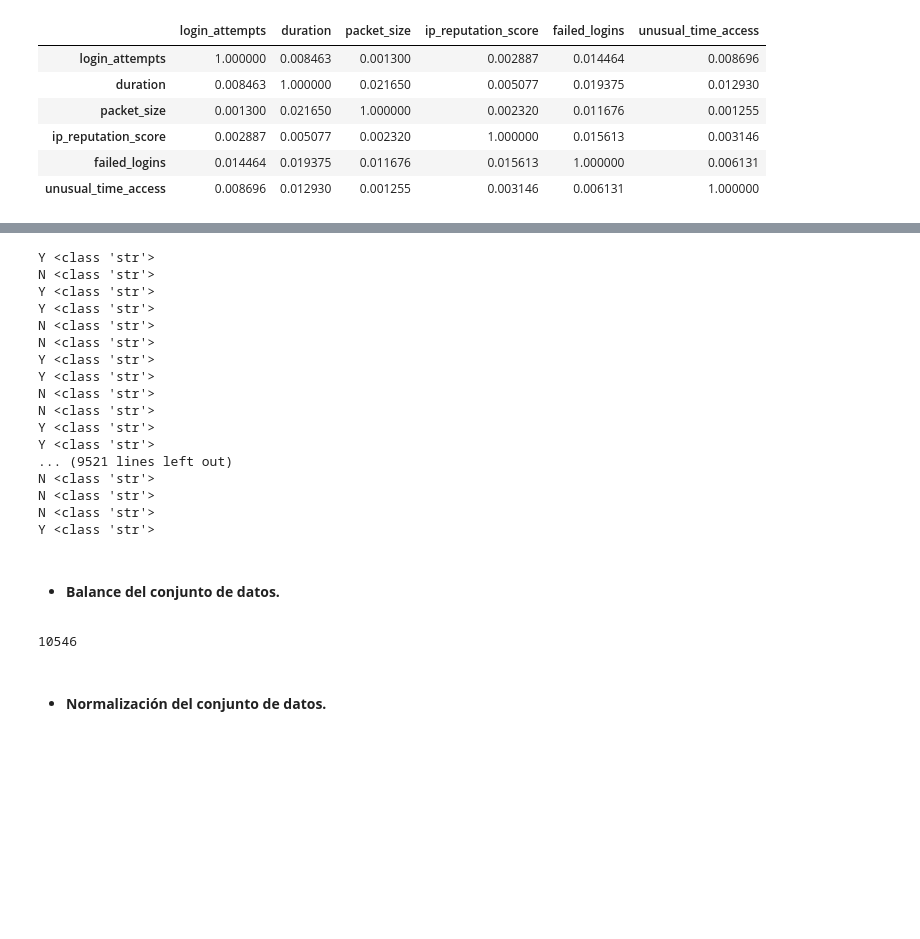
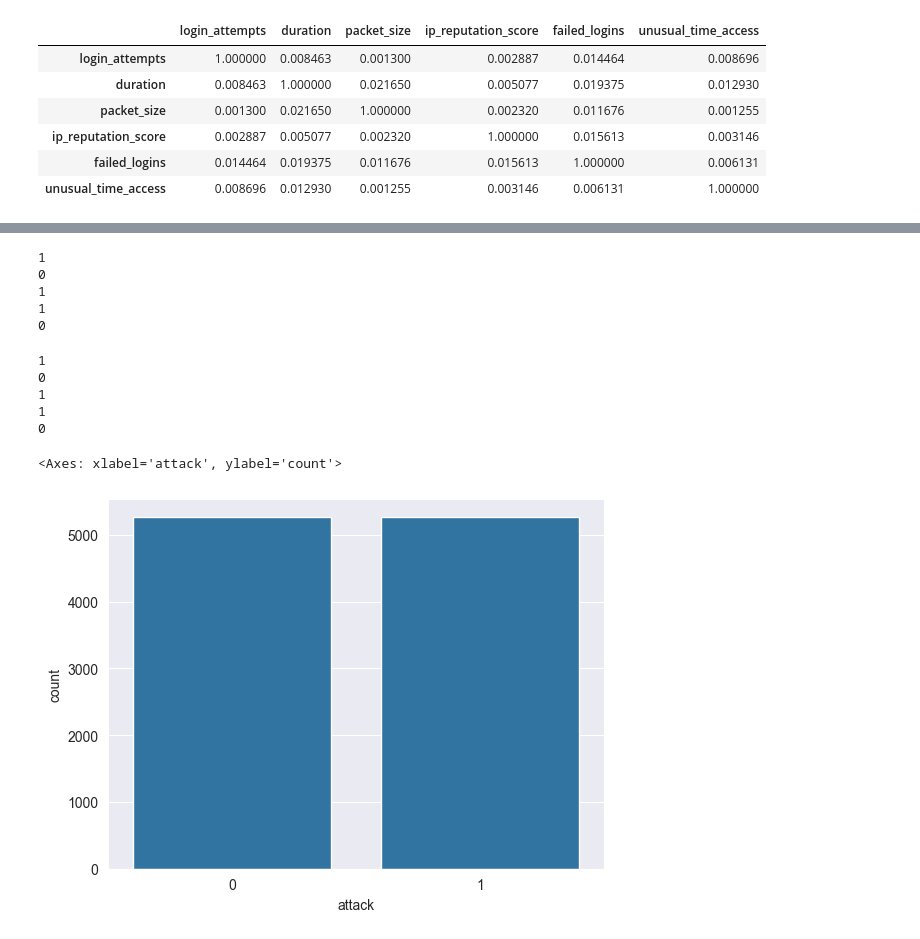
Before and after one commit to EstefanoCozzi/TP1_CD, a Jupyter notebook: TP1 - Ciencia de Datos/Ejercicio 2.ipynb, the cells around one changed output, grey strips where cells are left out. Saved outputs shown, nothing was run; the diff lists cells and outputs as text; code cells hidden in the pictures; blank space fills up the shorter version.

```diff
--- a/TP1 - Ciencia de Datos/Ejercicio 2.ipynb
+++ b/TP1 - Ciencia de Datos/Ejercicio 2.ipynb
@@ -282,0 +298,4 @@ df = pd.get_dummies(df, columns=['encryption_used', 'unusual_time_access'], dtyp
+# %%
+# Generar un nuevos conjunto de datos balanceado por Over-sampling
+# Definimos la estrategia de Oversampling, la clase minoritaria tendrá la misma cantidad que la mayoritaria.
+oversample = RandomOverSampler(sampling_strategy='minority')
@@ -282,0 +311,9 @@ df = pd.get_dummies(df, columns=['encryption_used', 'unusual_time_access'], dtyp
+# %%
+for i in range(5):
+    print(df['attack'][i])
+# %% [output]
+1
+0
+1
+1
+0
@@ -283,39 +322,17 @@ df = pd.get_dummies(df, columns=['encryption_used', 'unusual_time_access'], dtyp
 # %%
-for attack in df['attack']:
-    print(attack, type(attack))
+for i in range(5):
+    print(attack[i])
 # %% [output]
-Y <class 'str'>
-N <class 'str'>
-Y <class 'str'>
-Y <class 'str'>
-N <class 'str'>
-N <class 'str'>
-Y <class 'str'>
-Y <class 'str'>
-N <class 'str'>
-N <class 'str'>
-Y <class 'str'>
-Y <class 'str'>
-... (9521 lines left out)
-N <class 'str'>
-N <class 'str'>
-N <class 'str'>
-Y <class 'str'>
+1
+0
+1
+1
+0
 # %%
-df['attack'] = df['attack'].map({'Y': 1, 'N': 0})
+df, attack = oversample.fit_resample(df, attack)
-# %% [markdown]
-- #### **Balance del conjunto de datos.**
-# %%
-## Nos guradamos las etiquetas en un vector auxiliar
-attack = df['attack']
-
-## Aplicamos el over_sampling de los datos
-
-df, attack = SMOTE().fit_resample(df, attack)
-# %%
-len(attack)
-# %% [output]
-10546
-# %% [markdown]
-- #### **Normalización del conjunto de datos.**
+# %%
+sns.countplot(x=attack)
+# %% [output]
+<Axes: xlabel='attack', ylabel='count'>
+[figure, added]
 # %%
```
Also changed, not shown: parts of 33 cells of this notebook.
